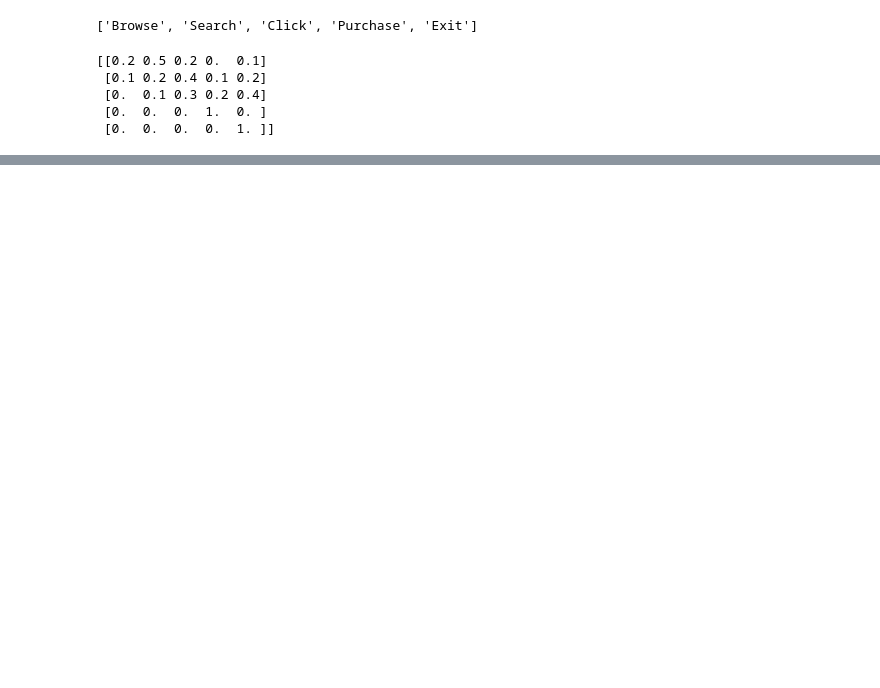
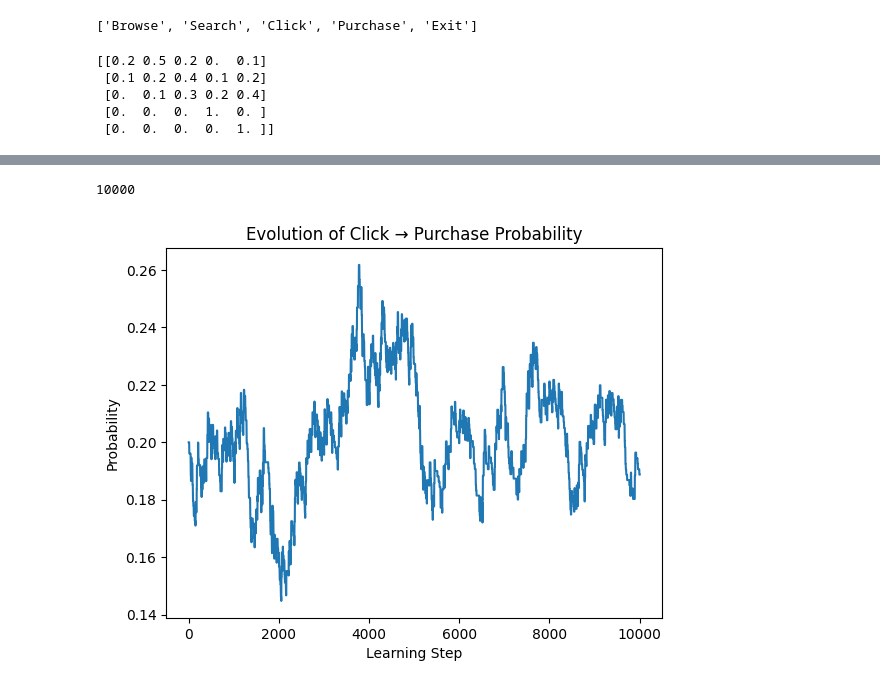
Before and after one commit to sandeshjadhav9353-sdj/Statistical-market-making-simulation, a Jupyter notebook: Statistical_Market_Making_Simulation.ipynb, the cells around one changed output, grey strips where cells are left out. Saved outputs shown, nothing was run; the diff lists cells and outputs as text; code cells hidden in the pictures; blank space fills up the shorter version.

```diff
--- a/Statistical_Market_Making_Simulation.ipynb
+++ b/Statistical_Market_Making_Simulation.ipynb
@@ -175,0 +184,20 @@ plt.show()
+# %%
+click_to_purchase_history = []
+
+for matrix in probability_history:
+    click_to_purchase_history.append(matrix[2][3])
+
+print(len(click_to_purchase_history))  # check values exist
+
+plt.plot(click_to_purchase_history)
+
+plt.title("Evolution of Click → Purchase Probability")
+plt.xlabel("Learning Step")
+plt.ylabel("Probability")
+
+plt.savefig("probability_evolution.png")
+
+plt.show()
+# %% [output]
+10000
+[figure, added]
```
Also changed, not shown: parts of 10 cells of this notebook.
